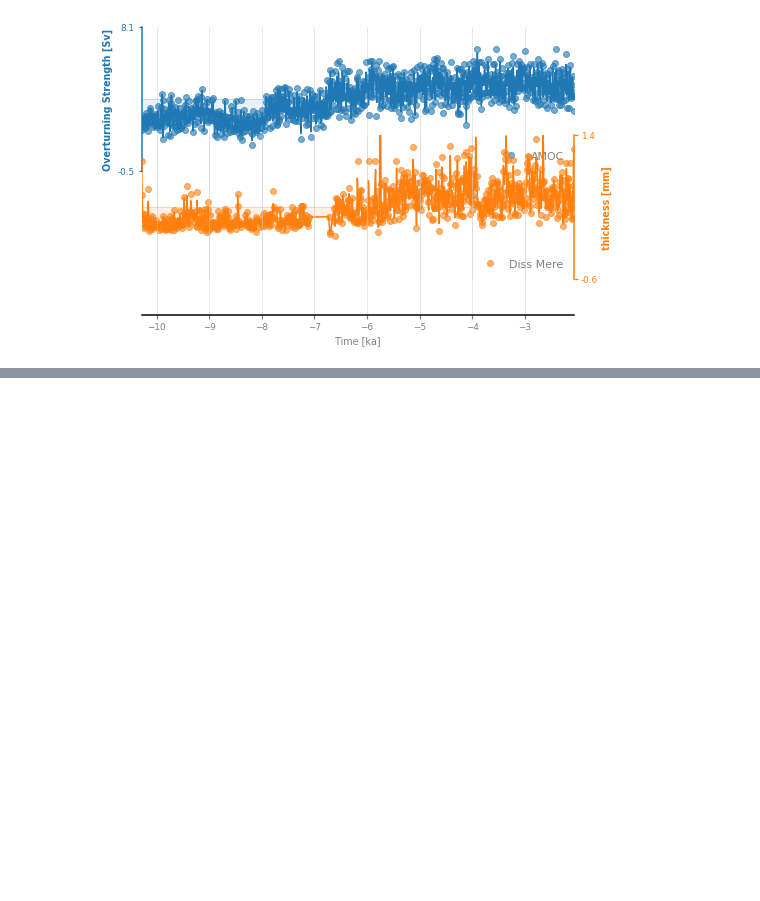
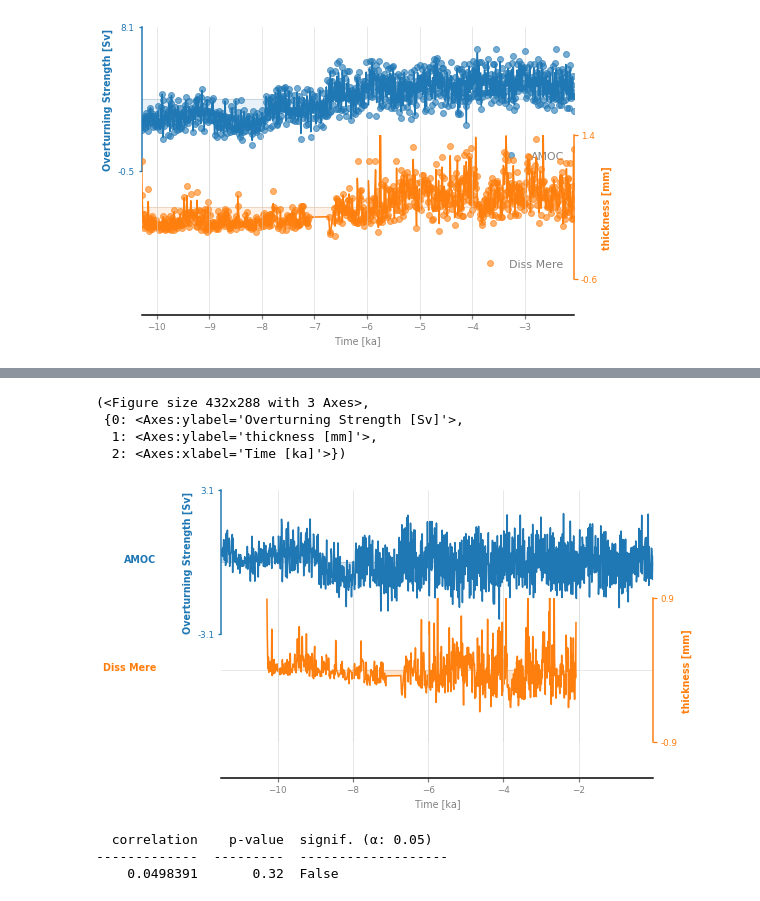
Before and after one commit to chrisbrierley/DissMere, a Jupyter notebook: DissMere_analysis.ipynb, the cells around one changed output, grey strips where cells are left out. Cells and saved outputs as stored; diff of their text form; code cells hidden in the pictures; blank space fills up the shorter version.

Commit message:
Finished up the correlation analysis

```diff
--- a/DissMere_analysis.ipynb
+++ b/DissMere_analysis.ipynb
@@ -249,0 +176,18 @@ Note: in the case of the T-test, it would be sufficient to put the timeseries on
+# %%
+dm_emd = dm.detrend(method='emd')
+amoc_emd = amoc.detrend(method='emd')
+ms_emd = pyleo.MultipleSeries([amoc_emd,dm_emd])
+ms_emd.stackplot()
+# %% [output]
+(<Figure size 432x288 with 3 Axes>,
+ {0: <Axes:ylabel='Overturning Strength [Sv]'>,
+  1: <Axes:ylabel='thickness [mm]'>,
+  2: <Axes:xlabel='Time [ka]'>})
+[figure, added]
+# %%
+corr_emd = amoc_emd.correlation(dm_emd, seed = 2333)
+print(corr_emd)
+# %% [output]
+  correlation    p-value  signif. (α: 0.05)
+-------------  ---------  -------------------
+    0.0498391       0.32  False
```
Also changed, not shown: parts of 31 cells of this notebook.
